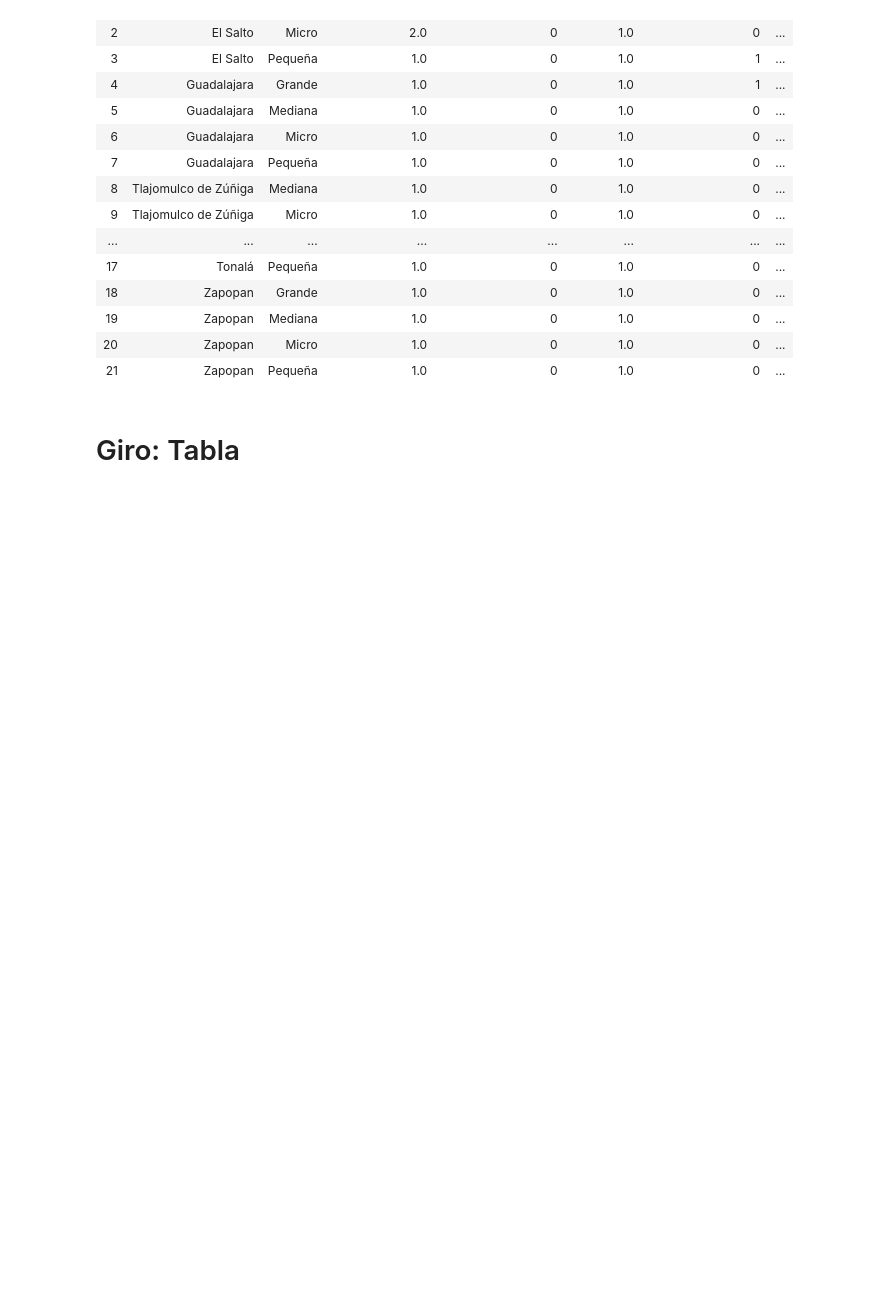
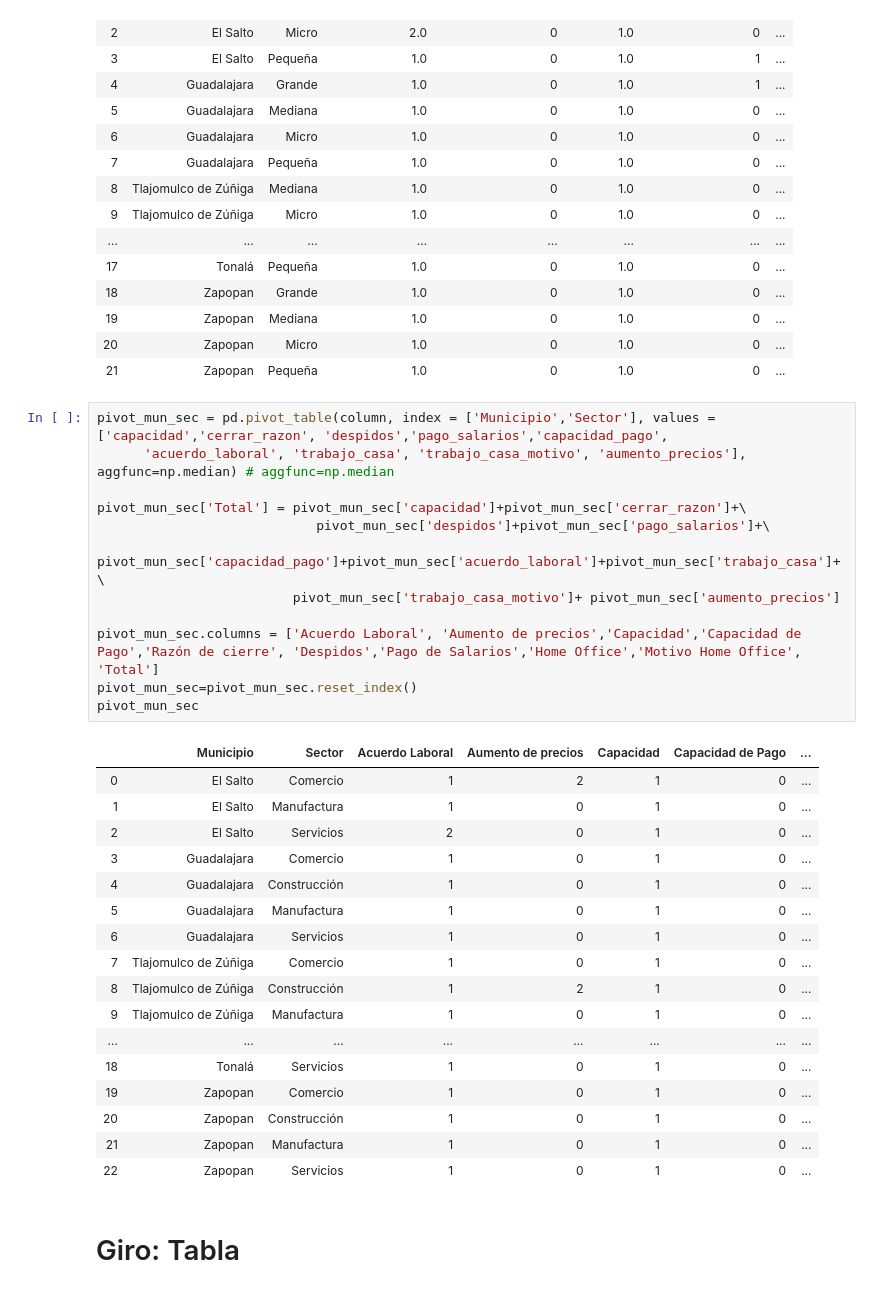
Before and after one commit to IFFranciscoME/Urban_Lab_Desarrollo, a Jupyter notebook: Oscar/Sprint 5/Adaptabilidad.ipynb, the cells around one changed output. Cells and saved outputs as stored; diff of their text form; blank space fills up the shorter version.

```diff
--- a/Oscar/Sprint 5/Adaptabilidad.ipynb
+++ b/Oscar/Sprint 5/Adaptabilidad.ipynb
@@ -360,6 +360,36 @@ pivot_size_mun
 | 19 | Zapopan | Mediana | 1.0 | 0 | 1.0 | 0 | ... |
 | 20 | Zapopan | Micro | 1.0 | 0 | 1.0 | 0 | ... |
 | 21 | Zapopan | Pequeña | 1.0 | 0 | 1.0 | 0 | ... |
+# %%
+pivot_mun_sec = pd.pivot_table(column, index = ['Municipio','Sector'], values = ['capacidad','cerrar_razon', 'despidos','pago_salarios','capacidad_pago',
+      'acuerdo_laboral', 'trabajo_casa', 'trabajo_casa_motivo', 'aumento_precios'], aggfunc=np.median) # aggfunc=np.median
+
+pivot_mun_sec['Total'] = pivot_mun_sec['capacidad']+pivot_mun_sec['cerrar_razon']+\
+                            pivot_mun_sec['despidos']+pivot_mun_sec['pago_salarios']+\
+                         pivot_mun_sec['capacidad_pago']+pivot_mun_sec['acuerdo_laboral']+pivot_mun_sec['trabajo_casa']+\
+                         pivot_mun_sec['trabajo_casa_motivo']+ pivot_mun_sec['aumento_precios']
+
+pivot_mun_sec.columns = ['Acuerdo Laboral', 'Aumento de precios','Capacidad','Capacidad de Pago','Razón de cierre', 'Despidos','Pago de Salarios','Home Office','Motivo Home Office', 'Total']
+pivot_mun_sec=pivot_mun_sec.reset_index()
+pivot_mun_sec
+# %% [output]
+|  | Municipio | Sector | Acuerdo Laboral | Aumento de precios | Capacidad | Capacidad de Pago | ... |
+| 0 | El Salto | Comercio | 1 | 2 | 1 | 0 | ... |
+| 1 | El Salto | Manufactura | 1 | 0 | 1 | 0 | ... |
+| 2 | El Salto | Servicios | 2 | 0 | 1 | 0 | ... |
+| 3 | Guadalajara | Comercio | 1 | 0 | 1 | 0 | ... |
+| 4 | Guadalajara | Construcción | 1 | 0 | 1 | 0 | ... |
+| 5 | Guadalajara | Manufactura | 1 | 0 | 1 | 0 | ... |
+| 6 | Guadalajara | Servicios | 1 | 0 | 1 | 0 | ... |
+| 7 | Tlajomulco de Zúñiga | Comercio | 1 | 0 | 1 | 0 | ... |
+| 8 | Tlajomulco de Zúñiga | Construcción | 1 | 2 | 1 | 0 | ... |
+| 9 | Tlajomulco de Zúñiga | Manufactura | 1 | 0 | 1 | 0 | ... |
+| ... | ... | ... | ... | ... | ... | ... | ... |
+| 18 | Tonalá | Servicios | 1 | 0 | 1 | 0 | ... |
+| 19 | Zapopan | Comercio | 1 | 0 | 1 | 0 | ... |
+| 20 | Zapopan | Construcción | 1 | 0 | 1 | 0 | ... |
+| 21 | Zapopan | Manufactura | 1 | 0 | 1 | 0 | ... |
+| 22 | Zapopan | Servicios | 1 | 0 | 1 | 0 | ... |
 # %% [markdown]
 # Giro: Tabla
 # %%
```
Also changed, not shown: parts of 5 cells of this notebook, 3 other files.
